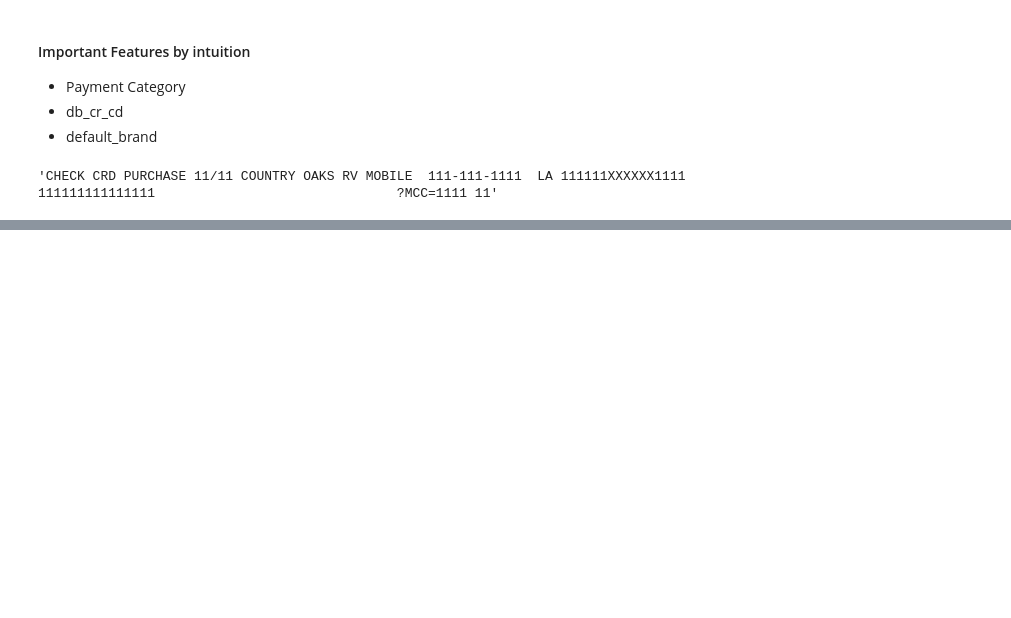
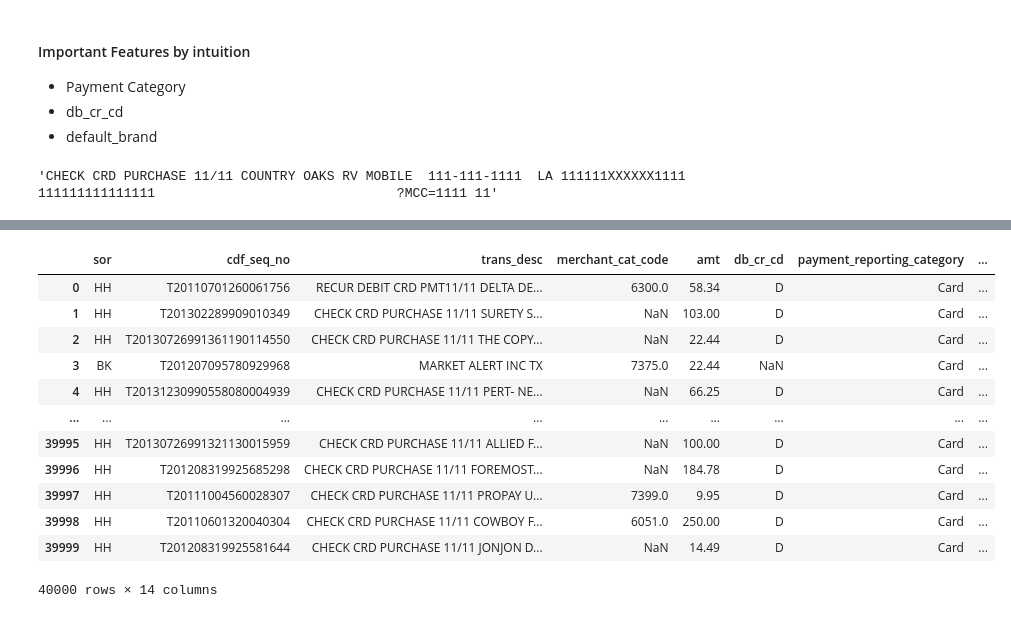
Before and after one commit to needleinahaystack3107/WellsFargoChallenge-TransactionAnalytics, a Jupyter notebook: Transaction Analytics.ipynb, the cells around one changed output, grey strips where cells are left out. Drawn from its saved outputs; the diff is of its cells as text; code cells hidden in the pictures; blank space fills up the shorter version.

Commit message:
Added Processing and Cleaning Steps to Notebook

```diff
--- a/EDA.ipynb
+++ b/Transaction Analytics.ipynb
@@ -134,0 +144,43 @@ sample_desc
+# %%
+def oneremover(df):
+    desc_series = list(df['trans_desc'])
+    for item in range(len(desc_series)):
+        desc_series[item] = re.sub(" +", " ", desc_series[item])
+        desc_series[item] = re.sub("111111XXXXXX1111 111111111111111", "", desc_series[item])
+        desc_series[item] = re.sub("\?MCC=1111 11", "", desc_series[item])
+        desc_series[item] = re.sub("111-111-1111", " ", desc_series[item])
+        desc_series[item] = re.sub("111-1111111", "", desc_series[item])
+        desc_series[item] = re.sub("11111", "", desc_series[item])
+        desc_series[item] = re.sub("\?MCC=1111", "", desc_series[item])
+
+    # Cleaning default location
+    desc_series_location = list(df['default_location'])
+    desc_series_location = [str(p) for p in desc_series_location]
+    for item in range(len(desc_series_location)):
+        desc_series_location[item] = re.sub("111-111-1111", "", desc_series[item])
+        desc_series_location[item] = re.sub("111-1111111", "", desc_series[item])
+        desc_series_location[item] = re.sub("11111", "", desc_series[item])
+
+
+
+    for index, row in df.iterrows():
+        df.at[index, 'trans_desc'] = desc_series[index]
+        df.at[index, 'default_location'] = desc_series[index]
+    return df
+# %%
+train_df = oneremover(train_df)
+train_df
+# %% [output]
+|  | sor | cdf_seq_no | trans_desc | merchant_cat_code | amt | db_cr_cd | payment_reporting_category | ... |
+| 0 | HH | T20110701260061756 | RECUR DEBIT CRD PMT11/11 DELTA DE... | 6300.0 | 58.34 | D | Card | ... |
+| 1 | HH | T201302289909010349 | CHECK CRD PURCHASE 11/11 SURETY S... | NaN | 103.00 | D | Card | ... |
+| 2 | HH | T20130726991361190114550 | CHECK CRD PURCHASE 11/11 THE COPY... | NaN | 22.44 | D | Card | ... |
+| 3 | BK | T201207095780929968 | MARKET ALERT INC TX | 7375.0 | 22.44 | NaN | Card | ... |
+| 4 | HH | T20131230990558080004939 | CHECK CRD PURCHASE 11/11 PERT- NE... | NaN | 66.25 | D | Card | ... |
+| ... | ... | ... | ... | ... | ... | ... | ... | ... |
+| 39995 | HH | T20130726991321130015959 | CHECK CRD PURCHASE 11/11 ALLIED F... | NaN | 100.00 | D | Card | ... |
+| 39996 | HH | T201208319925685298 | CHECK CRD PURCHASE 11/11 FOREMOST... | NaN | 184.78 | D | Card | ... |
+| 39997 | HH | T20111004560028307 | CHECK CRD PURCHASE 11/11 PROPAY U... | 7399.0 | 9.95 | D | Card | ... |
+| 39998 | HH | T20110601320040304 | CHECK CRD PURCHASE 11/11 COWBOY F... | 6051.0 | 250.00 | D | Card | ... |
+| 39999 | HH | T201208319925581644 | CHECK CRD PURCHASE 11/11 JONJON D... | NaN | 14.49 | D | Card | ... |
+40000 rows × 14 columns
```
Also changed, not shown: parts of 7 cells of this notebook.
